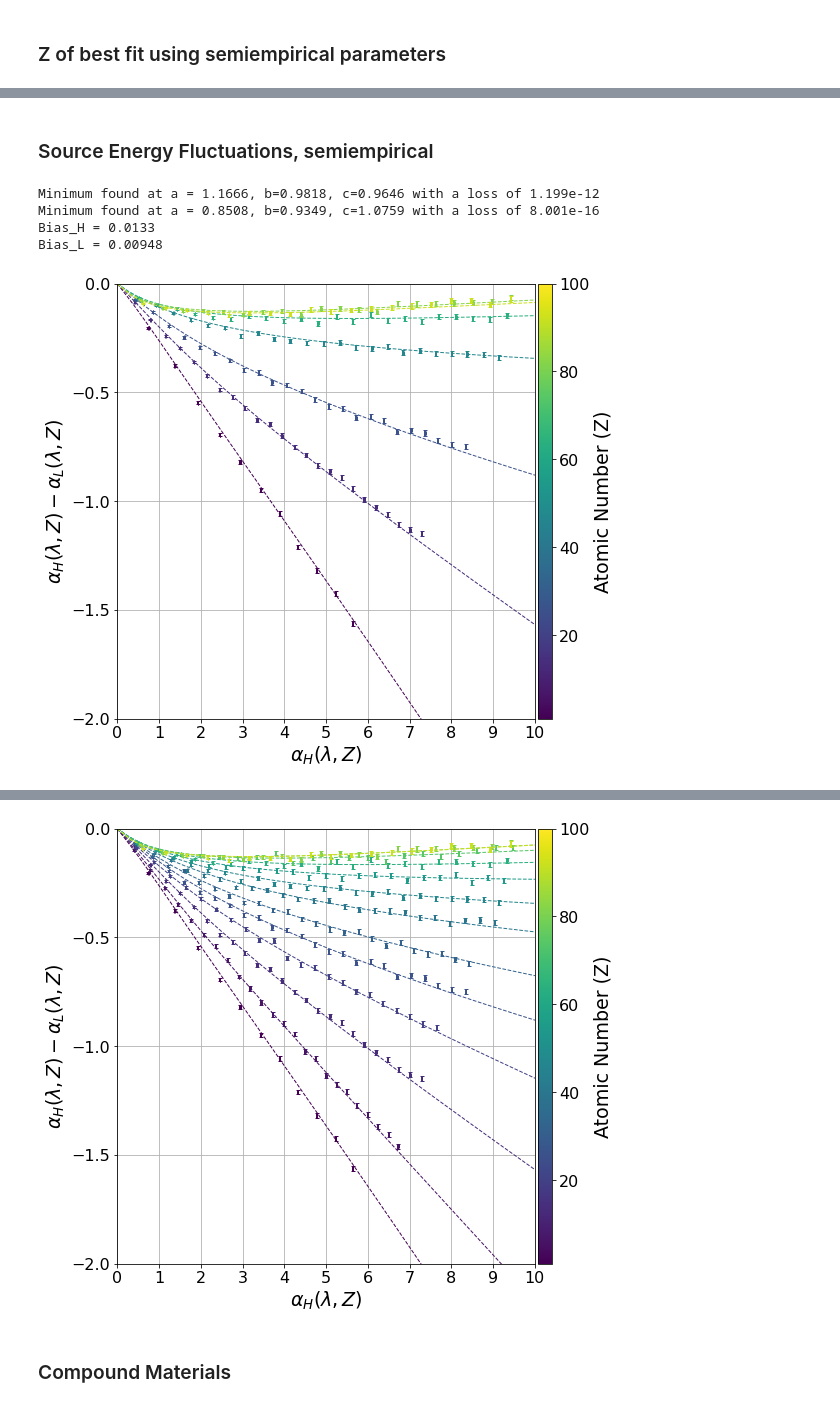
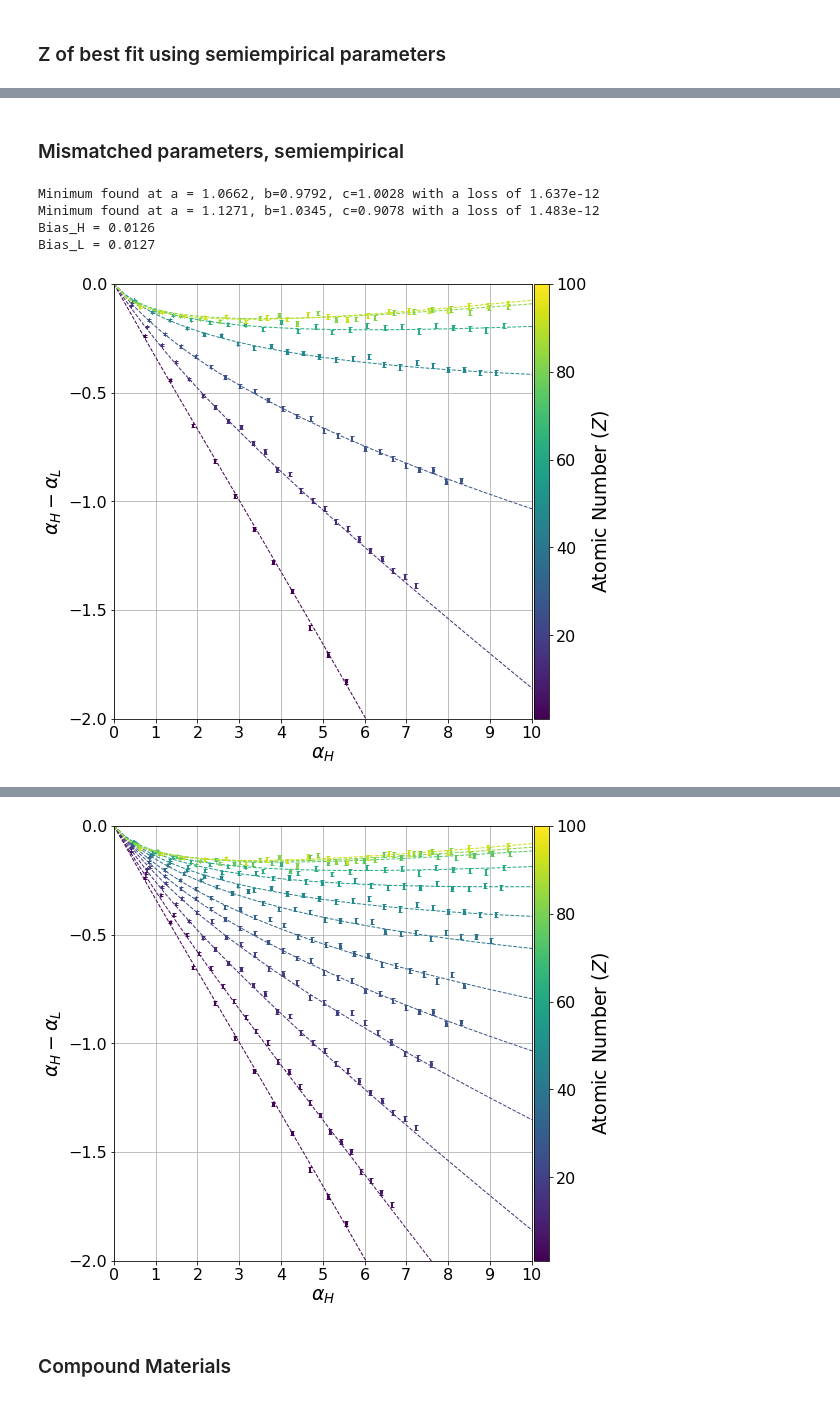
Before and after one commit to plalor/semiempirical_transparency, a Jupyter notebook: analysis/Semiempirical.ipynb, the cells around one changed output, grey strips where cells are left out. Drawn from its saved outputs; the diff is of its cells as text; code cells hidden in the pictures.

```diff
--- a/analysis/Semiempirical.ipynb
+++ b/analysis/Semiempirical.ipynb
@@ -524,29 +503,29 @@ True Z: 92; Fit Z: [80]; Loss: [0.00261131]
 # %% [markdown]
-### Source Energy Fluctuations, semiempirical
+### Mismatched parameters, semiempirical
 # %%
 fig, ax = plt.subplots(1, figsize = [8, 8])
 
-a_H, b_H, c_H = fitSemiempirical(alpha_H_caliphi_twiddle, lmbda_H_caliphi_twiddle, Z_arr_caliphi_twiddle, phi_H, D, mu_tot, mu_PE, mu_CS, mu_PP, zRange)
-a_L, b_L, c_L = fitSemiempirical(alpha_L_caliphi_twiddle, lmbda_L_caliphi_twiddle, Z_arr_caliphi_twiddle, phi_L, D, mu_tot, mu_PE, mu_CS, mu_PP, zRange)
+a_H, b_H, c_H = fitSemiempirical(alpha_H_calib, lmbda_H_calib, Z_arr_calib, phi_H_twiddle, D_twiddle, mu_tot, mu_PE, mu_CS, mu_PP, zRange)
+a_L, b_L, c_L = fitSemiempirical(alpha_L_calib, lmbda_L_calib, Z_arr_calib, phi_L_twiddle, D_twiddle, mu_tot, mu_PE, mu_CS, mu_PP, zRange)
 
 mu_H = mu_tot + (a_H-1)*mu_PE + (b_H-1)*mu_CS + (c_H-1)*mu_PP
 mu_L = mu_tot + (a_L-1)*mu_PE + (b_L-1)*mu_CS + (c_L-1)*mu_PP
 
 for Z in Z_plot:
     ### lookup simulated values
-    lmbda_H, alpha_H, sigma_H = lookup_alpha[H_twiddle][Z]
-    lmbda_L, alpha_L, sigma_L = lookup_alpha[L_twiddle][Z]
+    lmbda_H, alpha_H, sigma_H = lookup_alpha[H][Z]
+    lmbda_L, alpha_L, sigma_L = lookup_alpha[L][Z]
     ax.errorbar(alpha_H, alpha_H - alpha_L, xerr = sigma_H,
                  yerr = np.sqrt(sigma_H**2 + sigma_L**2),
                  elinewidth=2, capsize=2, ecolor = color(Z), ls='none')
 
     ### plot against theory
-    alpha_H0 = calcAlpha(lmbdaRange, [Z], phi_H, D, mu_H, zRange)
-    alpha_L0 = calcAlpha(lmbdaRange, [Z], phi_L, D, mu_L, zRange)
+    alpha_H0 = calcAlpha(lmbdaRange, [Z], phi_H_twiddle, D_twiddle, mu_H, zRange)
+    alpha_L0 = calcAlpha(lmbdaRange, [Z], phi_L_twiddle, D_twiddle, mu_L, zRange)
     ax.plot(alpha_H0, alpha_H0 - alpha_L0, linewidth = 1, linestyle = 'dashed', c=color(Z))
 
-bias_H = calcBias(alpha_H_arr_twiddle, sigma_H_arr_twiddle, lmbda_H_arr_twiddle, Z_arr_twiddle, phi_H, D, mu_H, zRange)
-bias_L = calcBias(alpha_L_arr_twiddle, sigma_L_arr_twiddle, lmbda_L_arr_twiddle, Z_arr_twiddle, phi_L, D, mu_L, zRange)
+bias_H = calcBias(alpha_H_arr, sigma_H_arr, lmbda_H_arr, Z_arr, phi_H_twiddle, D_twiddle, mu_H, zRange)
+bias_L = calcBias(alpha_L_arr, sigma_L_arr, lmbda_L_arr, Z_arr, phi_L_twiddle, D_twiddle, mu_L, zRange)
 print("Bias_H = %.3g" % bias_H)
 print("Bias_L = %.3g" % bias_L)
 
@@ -556,38 +535,38 @@ ax.set_xticks(xticks)
 ax.set_yticks(yticks)
 ax.tick_params(labelsize=16)
 ax.grid()
-ax.set_xlabel(r"$\alpha_H(\lambda, Z)$", fontsize=19)
-ax.set_ylabel(r"$\alpha_H(\lambda, Z) - \alpha_L(\lambda, Z)$", fontsize=19)
+ax.set_xlabel(r"$\alpha_H$", fontsize=19)
+ax.set_ylabel(r"$\alpha_H - \alpha_L$", fontsize=19)
 fig.subplots_adjust(right=0.85)
 cbar_ax = fig.add_axes([0.855, 0.125, 0.025, 0.755])
 fig.colorbar(cmap, cax=cbar_ax)
-cbar_ax.set_ylabel("Atomic Number (Z)", fontsize=19)
+cbar_ax.set_ylabel(r"Atomic Number ($Z$)", fontsize=19)
 cbar_ax.tick_params(labelsize=16)
 
 plt.savefig(outfile + "alpha_curve_semiempirical_mismatched.png", bbox_inches = "tight")
 # %% [output]
-Minimum found at a = 1.1666, b=0.9818, c=0.9646 with a loss of 1.199e-12
-Minimum found at a = 0.8508, b=0.9349, c=1.0759 with a loss of 8.001e-16
-Bias_H = 0.0133
-Bias_L = 0.00948
+Minimum found at a = 1.0662, b=0.9792, c=1.0028 with a loss of 1.637e-12
+Minimum found at a = 1.1271, b=1.0345, c=0.9078 with a loss of 1.483e-12
+Bias_H = 0.0126
+Bias_L = 0.0127
-[figure, old version]
+[figure, new version]
 # %%
 fig, ax = plt.subplots(1, figsize = [8, 8])
 
 for Z in Z_vals:
     ### lookup simulated values
-    lmbda_H, alpha_H, sigma_H = lookup_alpha[H_twiddle][Z]
-    lmbda_L, alpha_L, sigma_L = lookup_alpha[L_twiddle][Z]
+    lmbda_H, alpha_H, sigma_H = lookup_alpha[H][Z]
+    lmbda_L, alpha_L, sigma_L = lookup_alpha[L][Z]
     ax.errorbar(alpha_H, alpha_H - alpha_L, xerr = sigma_H,
                  yerr = np.sqrt(sigma_H**2 + sigma_L**2),
                  elinewidth=2, capsize=2, ecolor = color(Z), ls='none')
 
-    Z_fit, loss_fit = fitToTheory(alpha_H, alpha_L, phi_H, phi_L, D, mu_H, mu_L, zRange)
+    Z_fit, loss_fit = fitToTheory(alpha_H, alpha_L, phi_H_twiddle, phi_L_twiddle, D_twiddle, mu_H, mu_L, zRange)
     print("True Z: %d; Fit Z: %s; Loss: %s" % (Z, Z_fit, loss_fit))
 
     ### plot against theory
-    alpha_H0 = calcAlpha(lmbdaRange, [Z_fit[0]], phi_H, D, mu_H, zRange)
-    alpha_L0 = calcAlpha(lmbdaRange, [Z_fit[0]], phi_L, D, mu_L, zRange)
+    alpha_H0 = calcAlpha(lmbdaRange, [Z_fit[0]], phi_H_twiddle, D_twiddle, mu_H, zRange)
+    alpha_L0 = calcAlpha(lmbdaRange, [Z_fit[0]], phi_L_twiddle, D_twiddle, mu_L, zRange)
     ax.plot(alpha_H0, alpha_H0 - alpha_L0, linewidth = 1, linestyle = 'dashed', c=color(Z))
 
 ax.set_xlim(xrange)
@@ -596,11 +575,11 @@ ax.set_xticks(xticks)
 ax.set_yticks(yticks)
 ax.tick_params(labelsize=16)
 ax.grid()
-ax.set_xlabel(r"$\alpha_H(\lambda, Z)$", fontsize=19)
-ax.set_ylabel(r"$\alpha_H(\lambda, Z) - \alpha_L(\lambda, Z)$", fontsize=19)
+ax.set_xlabel(r"$\alpha_H$", fontsize=19)
+ax.set_ylabel(r"$\alpha_H - \alpha_L$", fontsize=19)
 fig.subplots_adjust(right=0.85)
 cbar_ax = fig.add_axes([0.855, 0.125, 0.025, 0.755])
 fig.colorbar(cmap, cax=cbar_ax)
-cbar_ax.set_ylabel("Atomic Number (Z)", fontsize=19)
+cbar_ax.set_ylabel(r"Atomic Number ($Z$)", fontsize=19)
 cbar_ax.tick_params(labelsize=16)
 # %% [output]
@@ -620,4 +599,4 @@ True Z: 92; Fit Z: [87]; Loss: [4.58298183e-05]
-[figure, old version]
+[figure, new version]
 # %% [markdown]
 ### Compound Materials
 # %%
```
Also changed, not shown: parts of 16 cells of this notebook, 3 other files.
